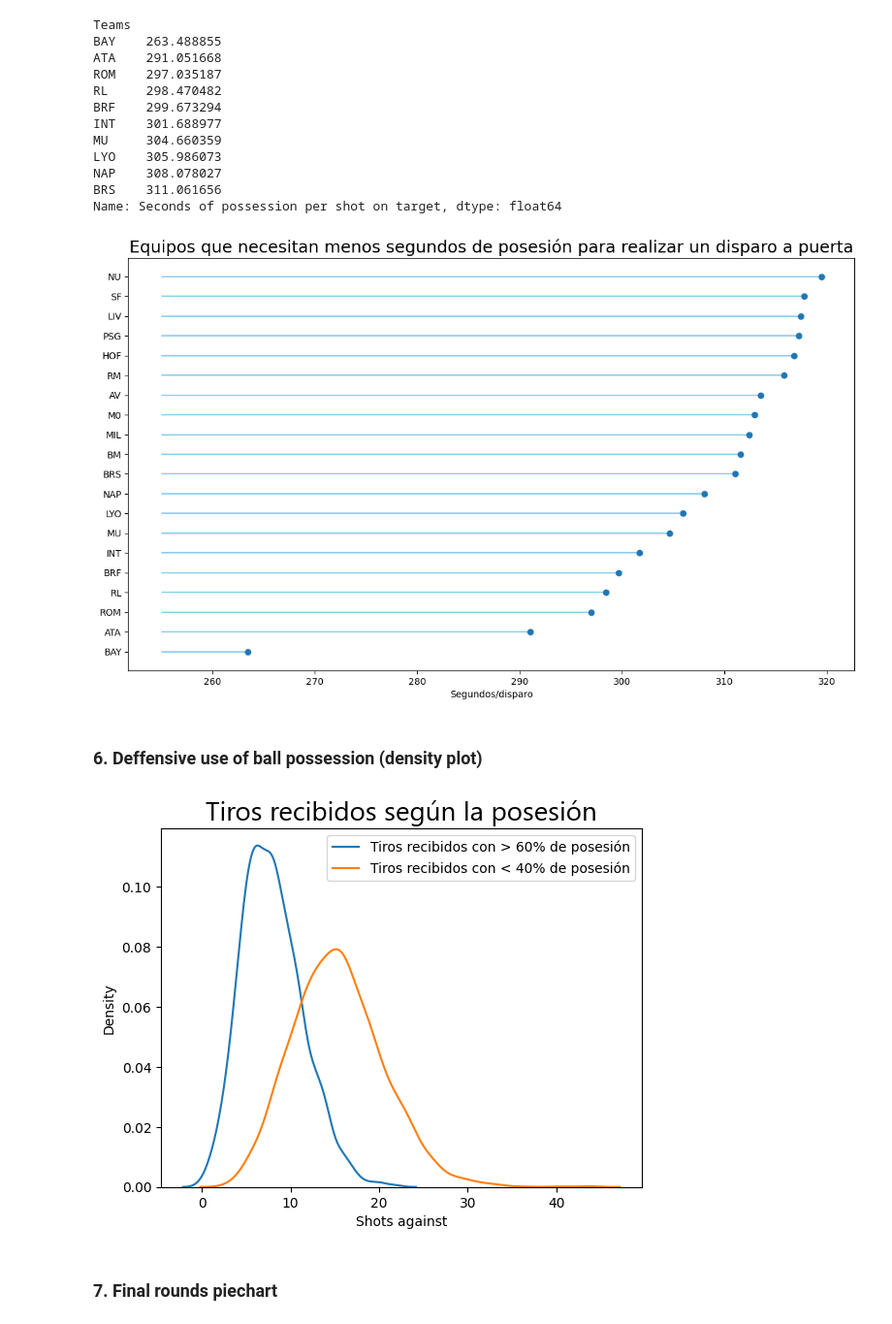
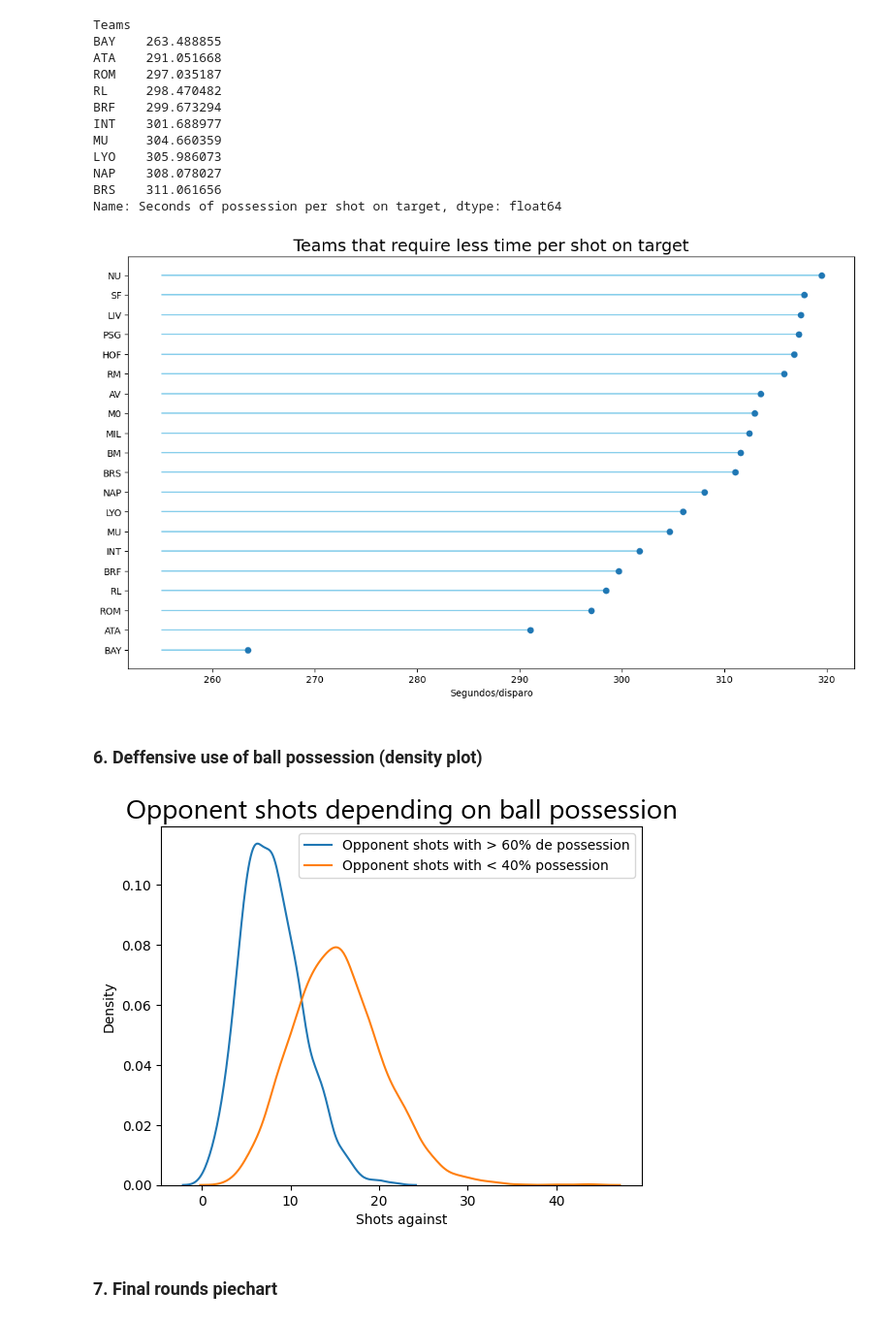
Before and after one commit to RamonFCerezo/EDA-Possession-in-football, a Jupyter notebook: src/Memoria.ipynb, the cells around one changed output. Shown at 97% size. Saved outputs shown, nothing was run; the diff lists cells and outputs as text; code cells hidden in the pictures.

```diff
--- a/src/Memoria.ipynb
+++ b/src/Memoria.ipynb
@@ -883,10 +883,10 @@ plt.hlines(y=conteo.index,
            xmax=conteo,
            color='skyblue')
 plt.plot(conteo, conteo.index, "o")
-plt.title('Equipos que necesitan menos segundos de posesión para realizar un disparo a puerta', fontsize= 18)
+plt.title('Teams that require less time per shot on target', fontsize= 18)
 plt.xlabel('Segundos/disparo');
 # %% [output]
-[figure, old version]
+[figure, new version]
 # %% [markdown]
 ### 6. Deffensive use of ball possession (density plot)
 # %%
@@ -894,12 +894,12 @@ ligas_pos = ligas[ligas['Ball possession, %'] > 60]
 ligas_sinpos = ligas[ligas['Ball possession, %'] < 40]
 # %%
 plt.figure()
-sns.kdeplot(data=ligas_pos["Shots against"], label="Tiros recibidos con > 60% de posesión")
-sns.kdeplot(data=ligas_sinpos["Shots against"], label="Tiros recibidos con < 40% de posesión")
-plt.title('Tiros recibidos según la posesión', fontdict={'family': 'gadugi'}, fontsize=20)
+sns.kdeplot(data=ligas_pos["Shots against"], label="Opponent shots with > 60% de possession")
+sns.kdeplot(data=ligas_sinpos["Shots against"], label="Opponent shots with < 40% possession")
+plt.title('Opponent shots depending on ball possession', fontdict={'family': 'gadugi'}, fontsize=20)
 plt.legend();
 # %% [output]
-[figure, old version]
+[figure, new version]
 # %% [markdown]
 ### 7. Final rounds piechart
 # %%
```
Also changed, not shown: parts of 7 cells of this notebook.
